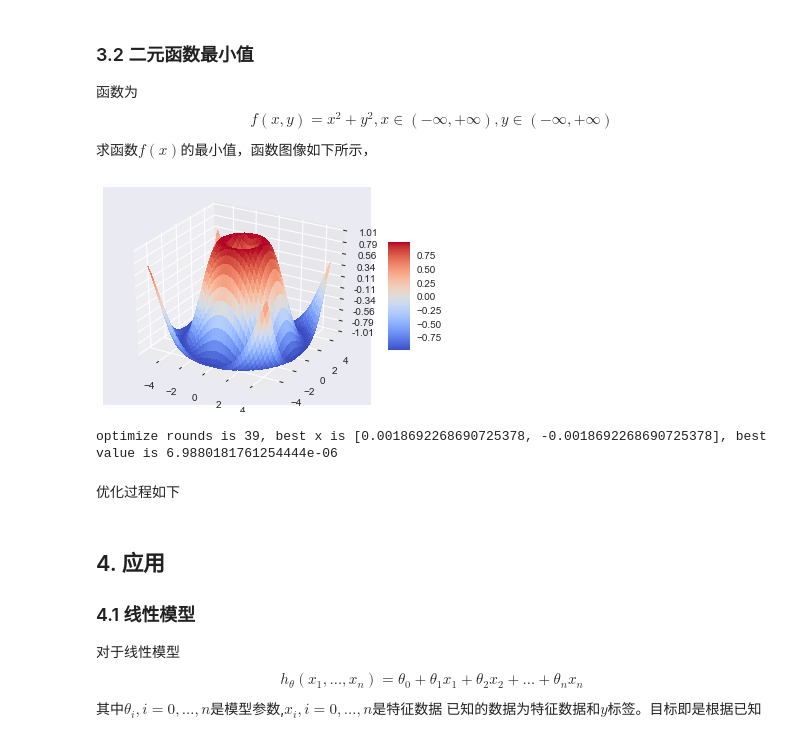
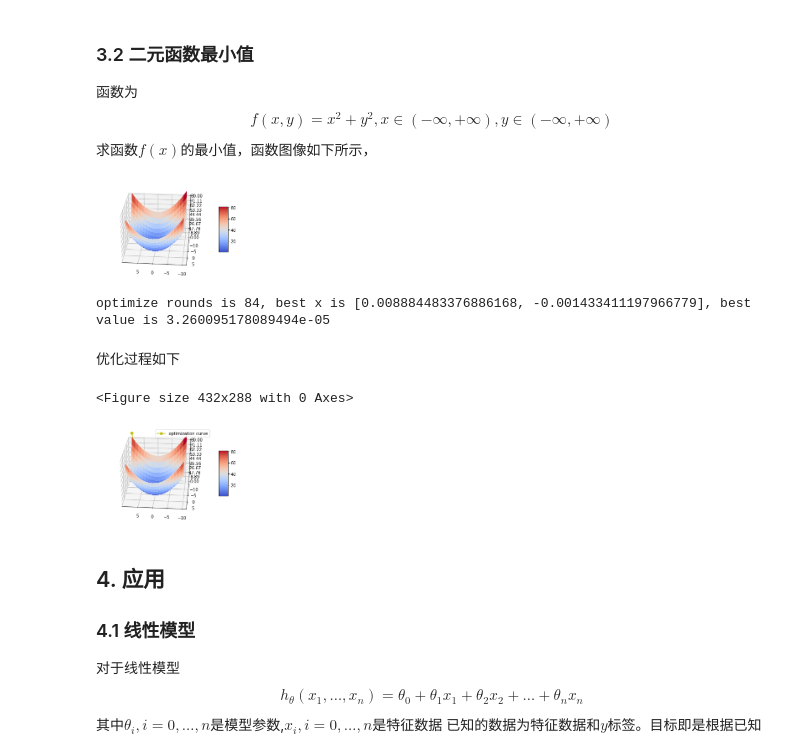
Before and after one commit to lyj555/SelfLearning, a Jupyter notebook: optimization_learning/gradient_descent/Gradient Descent.ipynb, the cells around one changed output. Saved outputs shown, nothing was run; the diff lists cells and outputs as text; code cells hidden in the pictures.

```diff
--- a/optimization_learning/gradient_descent/Gradient Descent.ipynb
+++ b/optimization_learning/gradient_descent/Gradient Descent.ipynb
@@ -138,36 +138,36 @@ plt.show()
 # %%
 from mpl_toolkits.mplot3d import Axes3D
 import matplotlib.pyplot as plt
 from matplotlib import cm
 from matplotlib.ticker import LinearLocator, FormatStrFormatter
 import numpy as np
 
 
 fig = plt.figure()
 ax = fig.gca(projection='3d')
 
 # Make data.
-X = np.arange(-5, 5, 0.25)
-Y = np.arange(-5, 5, 0.25)
+X = np.arange(-10, 10, 1)
+Y = np.arange(-10, 10, 1)
 X, Y = np.meshgrid(X, Y)
-R = np.sqrt(X**2 + Y**2)
-Z = np.sin(R)
+Z = 0.4*X**2 + 0.5*Y**2
 
 # Plot the surface.
 surf = ax.plot_surface(X, Y, Z, cmap=cm.coolwarm,
                        linewidth=0, antialiased=False)
 
 # Customize the z axis.
-ax.set_zlim(-1.01, 1.01)
+ax.set_zlim(0, 80)
 ax.zaxis.set_major_locator(LinearLocator(10))
 ax.zaxis.set_major_formatter(FormatStrFormatter('%.02f'))
+ax.view_init(30, 95)
 
 # Add a color bar which maps values to colors.
 fig.colorbar(surf, shrink=0.5, aspect=5)
 
 plt.show()
 # %% [output]
-[figure, old version]
+[figure, new version]
 # %%
 from sympy import Symbol, diff, lambdify
 
@@ -196,13 +196,57 @@ def gradient_decsent(f, initial_state=[-20, 10], step=0.1, rounds=100, eps=0.000
 
 if __name__ == "__main__":
 	x, y = Symbol("x"), Symbol("y")
-	f = pow(x, 2) + pow(y, 2)
+	f = 0.4*pow(x, 2) + 0.5*pow(y, 2)
 	ret, bst_x, bst_v = gradient_decsent(f, initial_state=[9, -9], rounds=200, step=0.1, eps=0.001)
 	print(f"optimize rounds is {len(ret)}, best x is {bst_x}, best value is {bst_v}")
 # %% [output]
-optimize rounds is 39, best x is [0.0018692268690725378, -0.0018692268690725378], best value is 6.9880181761254444e-06
+optimize rounds is 84, best x is [0.008884483376886168, -0.001433411197966779], best value is 3.260095178089494e-05
 # %% [markdown]
 优化过程如下
+# %%
+fig = plt.figure()
+
+from mpl_toolkits.mplot3d import Axes3D
+import matplotlib.pyplot as plt
+from matplotlib import cm
+from matplotlib.ticker import LinearLocator, FormatStrFormatter
+import numpy as np
+
+
+fig = plt.figure()
+ax = fig.gca(projection='3d')
+
+# Make data.
+X = np.arange(-10, 10, 1)
+Y = np.arange(-10, 10, 1)
+X, Y = np.meshgrid(X, Y)
+Z = 0.4*X**2 + 0.5*Y**2
+
+# Plot the surface.
+surf = ax.plot_surface(X, Y, Z, cmap=cm.coolwarm,
+                       linewidth=0, antialiased=False)
+
+# Customize the z axis.
+ax.set_zlim(0, 80)
+ax.zaxis.set_major_locator(LinearLocator(10))
+ax.zaxis.set_major_formatter(FormatStrFormatter('%.02f'))
+ax.view_init(30, 95)
+
+# Add a color bar which maps values to colors.
+fig.colorbar(surf, shrink=0.5, aspect=5)
+
+x = np.array([i[0] for i in ret])
+y = np.array([i[1] for i in ret])
+z = np.array([0.4*i[0]*i[0]+0.5*i[1]*i[1]+20 for i in ret])
+
+ax.plot(x, y, z, "y-o", label='optimization curve')
+ax.legend()
+
+
+plt.show()
+# %% [output]
+<Figure size 432x288 with 0 Axes>
+[figure, added]
 # %% [markdown]
 ## 4. 应用
 ### 4.1 线性模型
```
